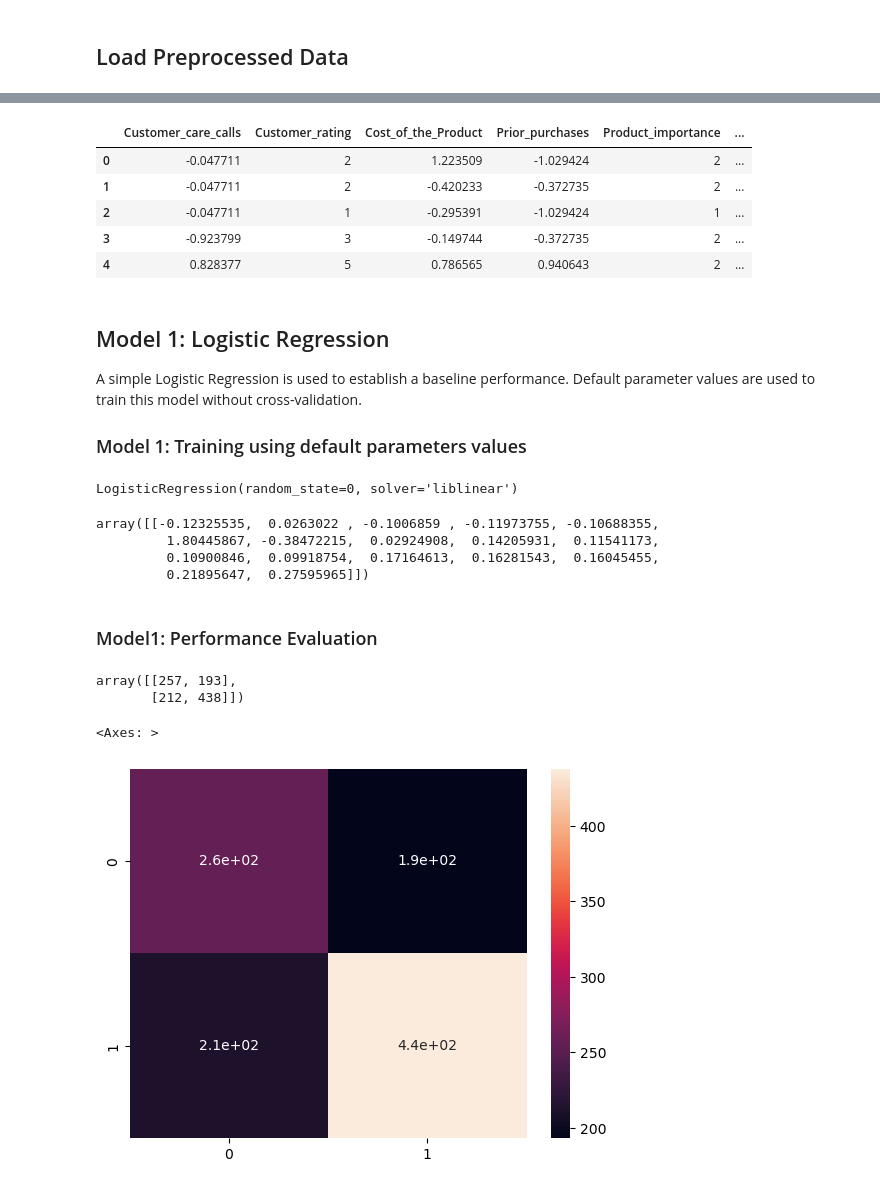
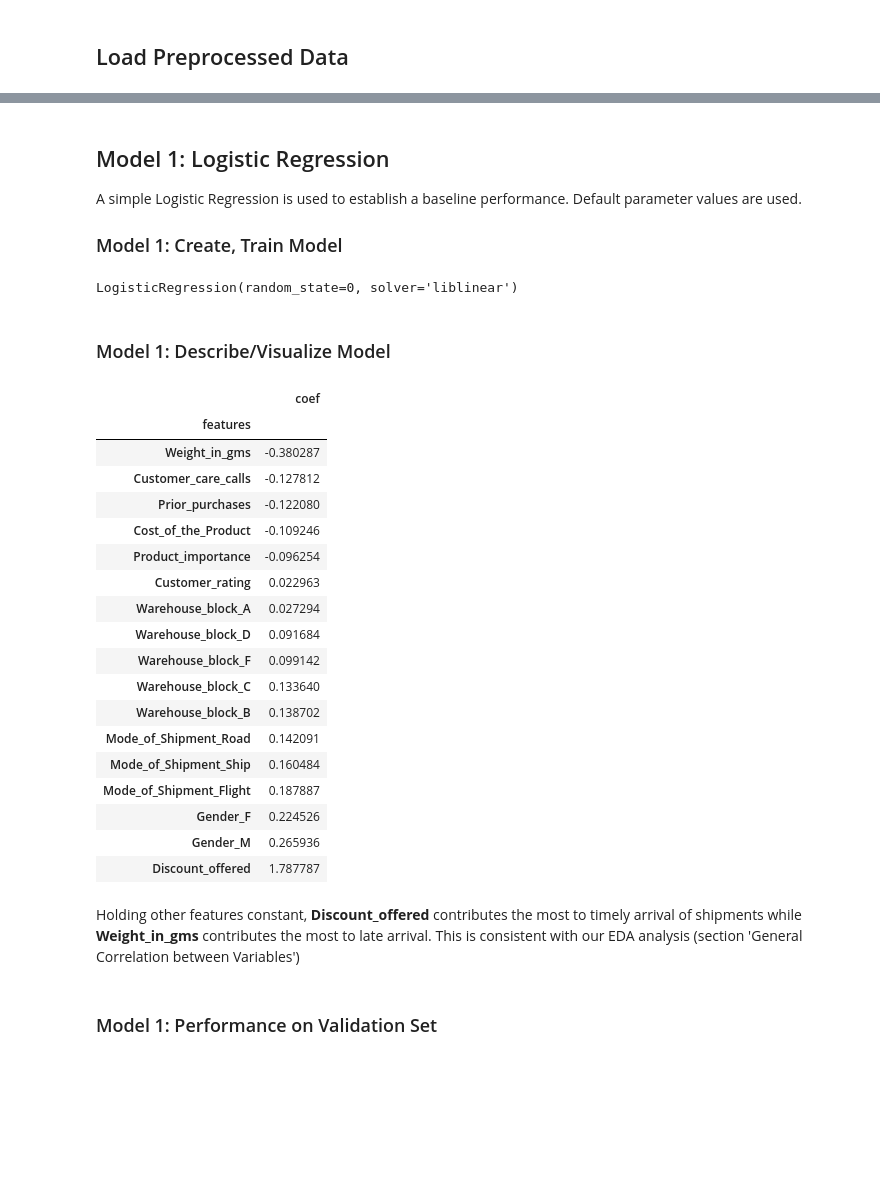
Before and after one commit to kdevoe/aai510-group7, a Jupyter notebook: shipping_modeling_setA.ipynb, the cells around one changed output, grey strips where cells are left out. Drawn from its saved outputs; the diff is of its cells as text; code cells hidden in the pictures; blank space fills up the shorter version.

```diff
--- a/shipping_modeling_setA.ipynb
+++ b/shipping_modeling_setA.ipynb
@@ -58,19 +66,10 @@ X_train.tail()
-# %%
-X_val.head()
-# %% [output]
-|  | Customer_care_calls | Customer_rating | Cost_of_the_Product | Prior_purchases | Product_importance | ... |
-| 0 | -0.047711 | 2 | 1.223509 | -1.029424 | 2 | ... |
-| 1 | -0.047711 | 2 | -0.420233 | -0.372735 | 2 | ... |
-| 2 | -0.047711 | 1 | -0.295391 | -1.029424 | 1 | ... |
-| 3 | -0.923799 | 3 | -0.149744 | -0.372735 | 2 | ... |
-| 4 | 0.828377 | 5 | 0.786565 | 0.940643 | 2 | ... |
 # %% [markdown]
 ## Model 1: Logistic Regression
 
 A simple Logistic Regression is used to establish a baseline performance.
-Default parameter values are used to train this model without cross-validation.
+Default parameter values are used.
 
-### Model 1: Training using default parameters values
+### Model 1: Create, Train Model
 # %%
 # create model instance
 model1 = []
@@ -88,12 +80,34 @@ model1.fit(X_trainval, y_trainval)
 # %% [output]
 LogisticRegression(random_state=0, solver='liblinear')
-# %%
-model1.coef_
-# %% [output]
-array([[-0.12325535,  0.0263022 , -0.1006859 , -0.11973755, -0.10688355,
-         1.80445867, -0.38472215,  0.02924908,  0.14205931,  0.11541173,
-         0.10900846,  0.09918754,  0.17164613,  0.16281543,  0.16045455,
-         0.21895647,  0.27595965]])
+# %% [markdown]
+### Model 1: Describe/Visualize Model
+# %%
+model1_featcoeff = pd.DataFrame({ 'features': model1.feature_names_in_,
+                                  'coef' : np.ravel(model1.coef_)})
+
+model1_featcoeff.set_index('features').sort_values('coef')
+# %% [output]
+|  | coef |
+| features |  |
+| Weight_in_gms | -0.380287 |
+| Customer_care_calls | -0.127812 |
+| Prior_purchases | -0.122080 |
+| Cost_of_the_Product | -0.109246 |
+| Product_importance | -0.096254 |
+| Customer_rating | 0.022963 |
+| Warehouse_block_A | 0.027294 |
+| Warehouse_block_D | 0.091684 |
+| Warehouse_block_F | 0.099142 |
+| Warehouse_block_C | 0.133640 |
+| Warehouse_block_B | 0.138702 |
+| Mode_of_Shipment_Road | 0.142091 |
+| Mode_of_Shipment_Ship | 0.160484 |
+| Mode_of_Shipment_Flight | 0.187887 |
+| Gender_F | 0.224526 |
+| Gender_M | 0.265936 |
+| Discount_offered | 1.787787 |
+# %% [markdown]
+Holding other features constant, **Discount_offered** contributes the most to timely arrival of shipments while **Weight_in_gms** contributes the most to late arrival. This is consistent with our EDA analysis (section 'General Correlation between Variables')
 # %% [markdown]
-### Model1: Performance Evaluation
+### Model 1: Performance on Validation Set
 # %%
@@ -101,11 +115,0 @@ y_pred1 = model1.predict(X_test)
-# %%
-cnf_matrix1 = confusion_matrix(y_test, y_pred1)
-cnf_matrix1
-# %% [output]
-array([[257, 193],
-       [212, 438]])
-# %%
-sns.heatmap(cnf_matrix1, annot=True)
-# %% [output]
-<Axes: >
-[figure, removed]
```
Also changed, not shown: parts of 10 cells of this notebook.
